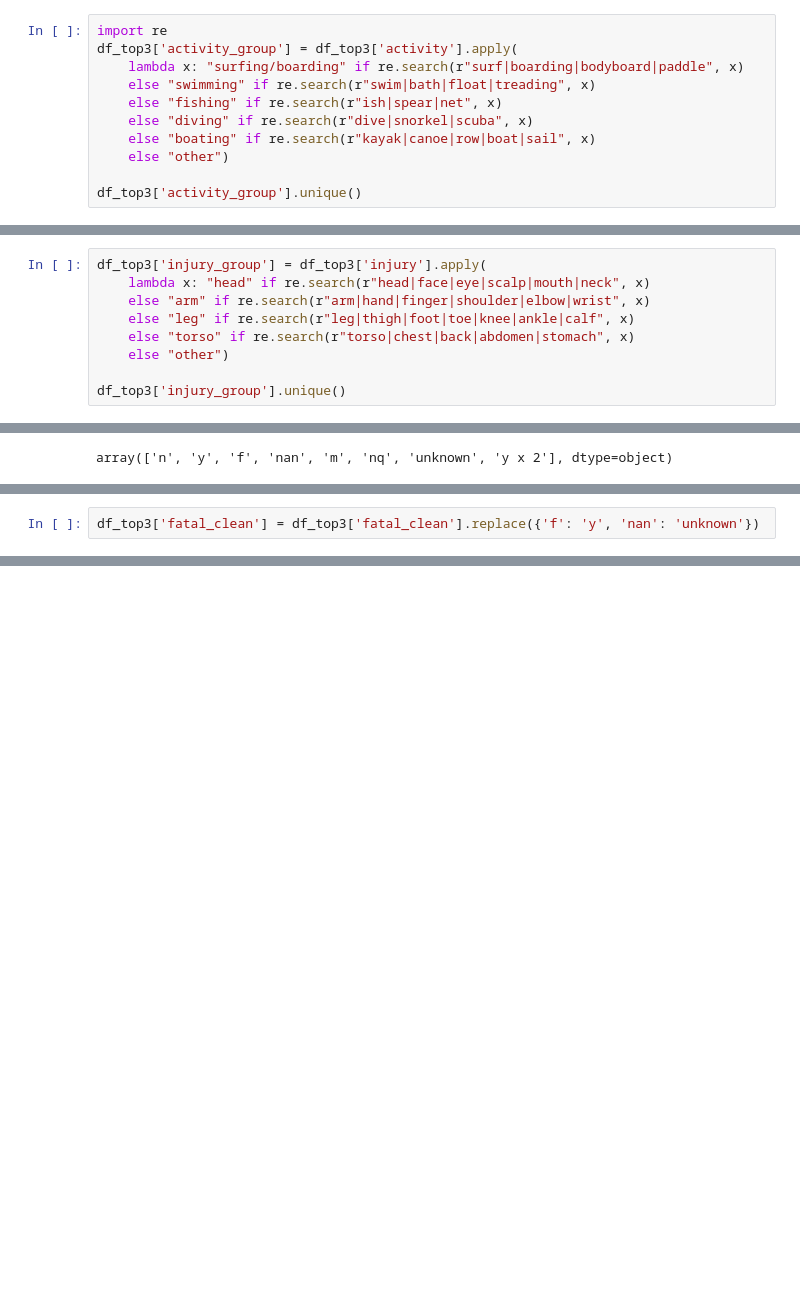
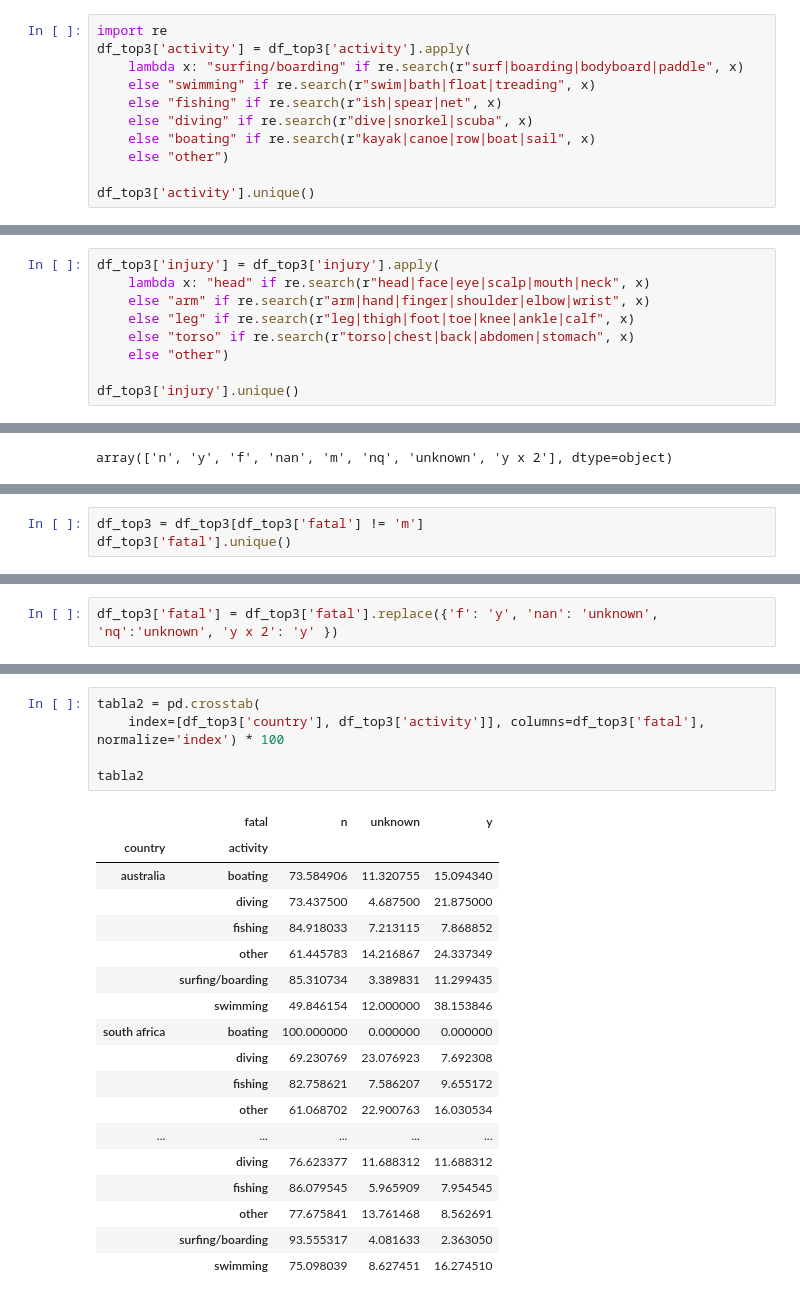
Before and after one commit to eliomartinezcastano-stack/Semana2_Shark_Attacks, a Jupyter notebook: Semana_2_Shark_Attacks.ipynb, the cells around one changed output, grey strips where cells are left out. Cells and saved outputs as stored; diff of their text form; blank space fills up the shorter version.

```diff
--- a/Semana_2_Shark_Attacks.ipynb
+++ b/Semana_2_Shark_Attacks.ipynb
@@ -239,6 +241,6 @@ df_top3
 # %%
 import re
-df_top3['activity_group'] = df_top3['activity'].apply(
+df_top3['activity'] = df_top3['activity'].apply(
     lambda x: "surfing/boarding" if re.search(r"surf|boarding|bodyboard|paddle", x)
     else "swimming" if re.search(r"swim|bath|float|treading", x)
     else "fishing" if re.search(r"ish|spear|net", x)
@@ -246,7 +248,7 @@ df_top3['activity_group'] = df_top3['activity'].apply(
     else "boating" if re.search(r"kayak|canoe|row|boat|sail", x)
     else "other")
 
-df_top3['activity_group'].unique()
+df_top3['activity'].unique()
 # %% [output]
 A value is trying to be set on a copy of a slice from a DataFrame.
 Try using .loc[row_indexer,col_indexer] = value instead
@@ -302,14 +306,14 @@ Name: count, dtype: int64
 # %%
 #Viendo cuales pueden ser los valores más repetidos, los vamos a clasificar en partes generales del cuerpo.
 # %%
-df_top3['injury_group'] = df_top3['injury'].apply(
+df_top3['injury'] = df_top3['injury'].apply(
     lambda x: "head" if re.search(r"head|face|eye|scalp|mouth|neck", x)
     else "arm" if re.search(r"arm|hand|finger|shoulder|elbow|wrist", x)
     else "leg" if re.search(r"leg|thigh|foot|toe|knee|ankle|calf", x)
     else "torso" if re.search(r"torso|chest|back|abdomen|stomach", x)
     else "other")
 
-df_top3['injury_group'].unique()
+df_top3['injury'].unique()
 # %% [output]
 A value is trying to be set on a copy of a slice from a DataFrame.
 Try using .loc[row_indexer,col_indexer] = value instead
@@ -331,0 +345,3 @@ np.int64(1)
+# %%
+df_top3 = df_top3[df_top3['fatal'] != 'm']
+df_top3['fatal'].unique()
@@ -332,2 +352,2 @@ np.int64(1)
 # %%
-df_top3['fatal_clean'] = df_top3['fatal_clean'].replace({'f': 'y', 'nan': 'unknown'})
+df_top3['fatal'] = df_top3['fatal'].replace({'f': 'y', 'nan': 'unknown', 'nq':'unknown', 'y x 2': 'y' })
@@ -333,0 +400,24 @@ df_top3['fatal_clean'] = df_top3['fatal_clean'].replace({'f': 'y', 'nan': 'unkno
+# %%
+tabla2 = pd.crosstab(
+    index=[df_top3['country'], df_top3['activity']], columns=df_top3['fatal'], normalize='index') * 100
+
+tabla2
+# %% [output]
+|  | fatal | n | unknown | y |
+| country | activity |  |  |  |
+| australia | boating | 73.584906 | 11.320755 | 15.094340 |
+|  | diving | 73.437500 | 4.687500 | 21.875000 |
+|  | fishing | 84.918033 | 7.213115 | 7.868852 |
+|  | other | 61.445783 | 14.216867 | 24.337349 |
+|  | surfing/boarding | 85.310734 | 3.389831 | 11.299435 |
+|  | swimming | 49.846154 | 12.000000 | 38.153846 |
+| south africa | boating | 100.000000 | 0.000000 | 0.000000 |
+|  | diving | 69.230769 | 23.076923 | 7.692308 |
+|  | fishing | 82.758621 | 7.586207 | 9.655172 |
+|  | other | 61.068702 | 22.900763 | 16.030534 |
+| ... | ... | ... | ... | ... |
+|  | diving | 76.623377 | 11.688312 | 11.688312 |
+|  | fishing | 86.079545 | 5.965909 | 7.954545 |
+|  | other | 77.675841 | 13.761468 | 8.562691 |
+|  | surfing/boarding | 93.555317 | 4.081633 | 2.363050 |
+|  | swimming | 75.098039 | 8.627451 | 16.274510 |
```
Also changed, not shown: parts of 17 cells of this notebook.
